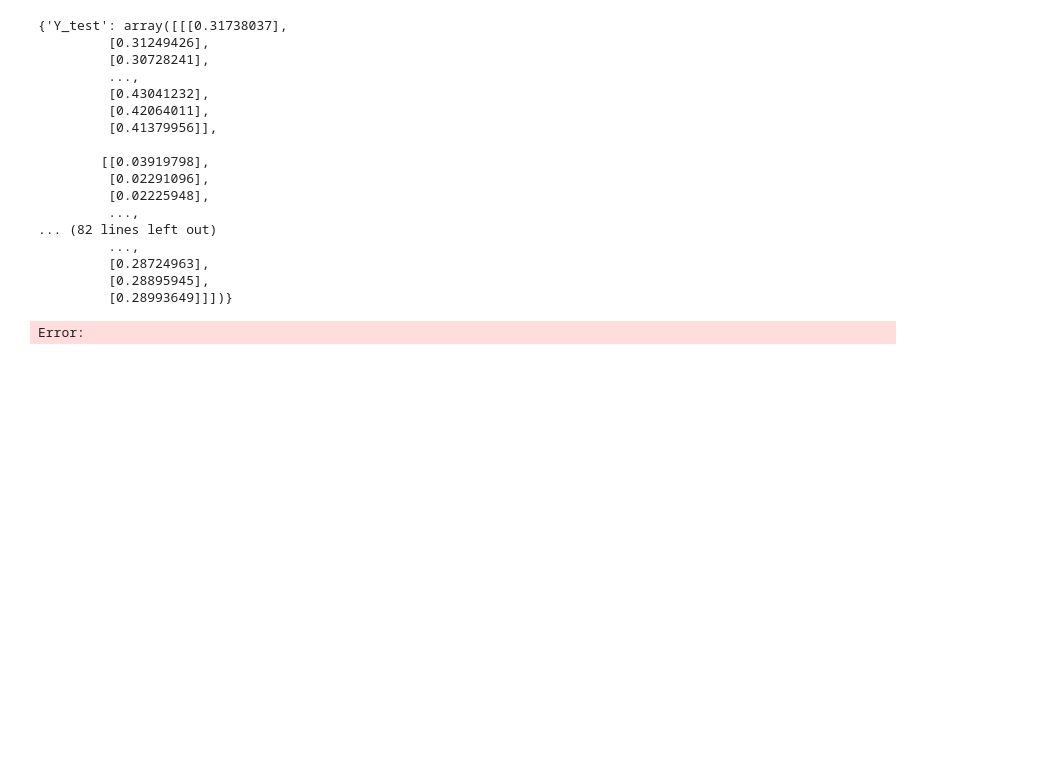
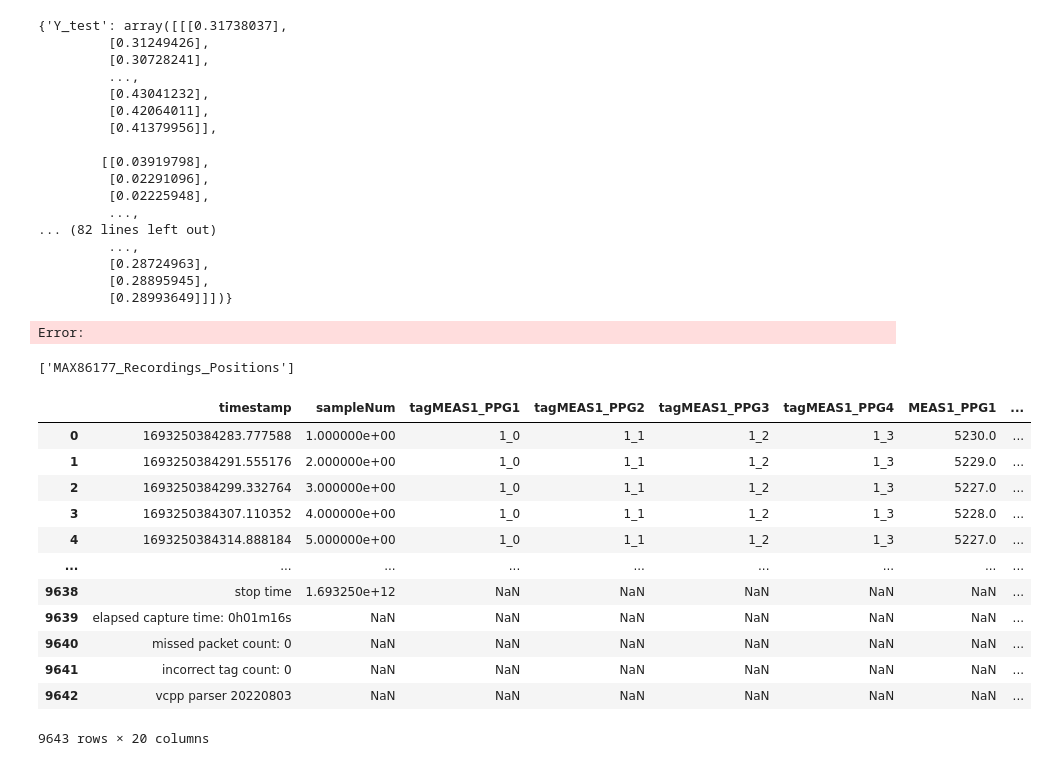
Before and after one commit to Xteom/PPG-Bloodpressure, a Jupyter notebook: PPG2ABP/codes/ppg2abp_explore.ipynb, the cells around one changed output. Cells and saved outputs as stored; diff of their text form; code cells hidden in the pictures; blank space fills up the shorter version.

```diff
--- a/PPG2ABP/codes/ppg2abp_explore.ipynb
+++ b/PPG2ABP/codes/ppg2abp_explore.ipynb
@@ -257,3 +257,36 @@ test
          [0.28895945],
          [0.28993649]]])}
 Error:
+# %%
+import os, sys
+import h5py
+sys.path.append(os.path.abspath("../../"))
+from my_path import PPG2ABP_PATH, GTCARDIO_PATH
+# reload my_path
+from importlib import reload
+reload(sys.modules['my_path'])
+import pandas as pd
+
+# get file list in GTCardio_PATH
+os.listdir(GTCARDIO_PATH)
+# %% [output]
+['MAX86177_Recordings_Positions']
+# %%
+# Read the file
+df = pd.read_csv(f'{GTCARDIO_PATH}/MAX86177_Recordings_Positions/001_Anterior_Wrist/MAX86177_20230828_211944.ppg.csv', header=32)
+
+df
+# %% [output]
+|  | timestamp | sampleNum | tagMEAS1_PPG1 | tagMEAS1_PPG2 | tagMEAS1_PPG3 | tagMEAS1_PPG4 | MEAS1_PPG1 | ... |
+| 0 | 1693250384283.777588 | 1.000000e+00 | 1_0 | 1_1 | 1_2 | 1_3 | 5230.0 | ... |
+| 1 | 1693250384291.555176 | 2.000000e+00 | 1_0 | 1_1 | 1_2 | 1_3 | 5229.0 | ... |
+| 2 | 1693250384299.332764 | 3.000000e+00 | 1_0 | 1_1 | 1_2 | 1_3 | 5227.0 | ... |
+| 3 | 1693250384307.110352 | 4.000000e+00 | 1_0 | 1_1 | 1_2 | 1_3 | 5228.0 | ... |
+| 4 | 1693250384314.888184 | 5.000000e+00 | 1_0 | 1_1 | 1_2 | 1_3 | 5227.0 | ... |
+| ... | ... | ... | ... | ... | ... | ... | ... | ... |
+| 9638 | stop time | 1.693250e+12 | NaN | NaN | NaN | NaN | NaN | ... |
+| 9639 | elapsed capture time: 0h01m16s | NaN | NaN | NaN | NaN | NaN | NaN | ... |
+| 9640 | missed packet count: 0 | NaN | NaN | NaN | NaN | NaN | NaN | ... |
+| 9641 | incorrect tag count: 0 | NaN | NaN | NaN | NaN | NaN | NaN | ... |
+| 9642 | vcpp parser 20220803 | NaN | NaN | NaN | NaN | NaN | NaN | ... |
+9643 rows × 20 columns
```
Also changed, not shown: parts of 1 cell of this notebook.
